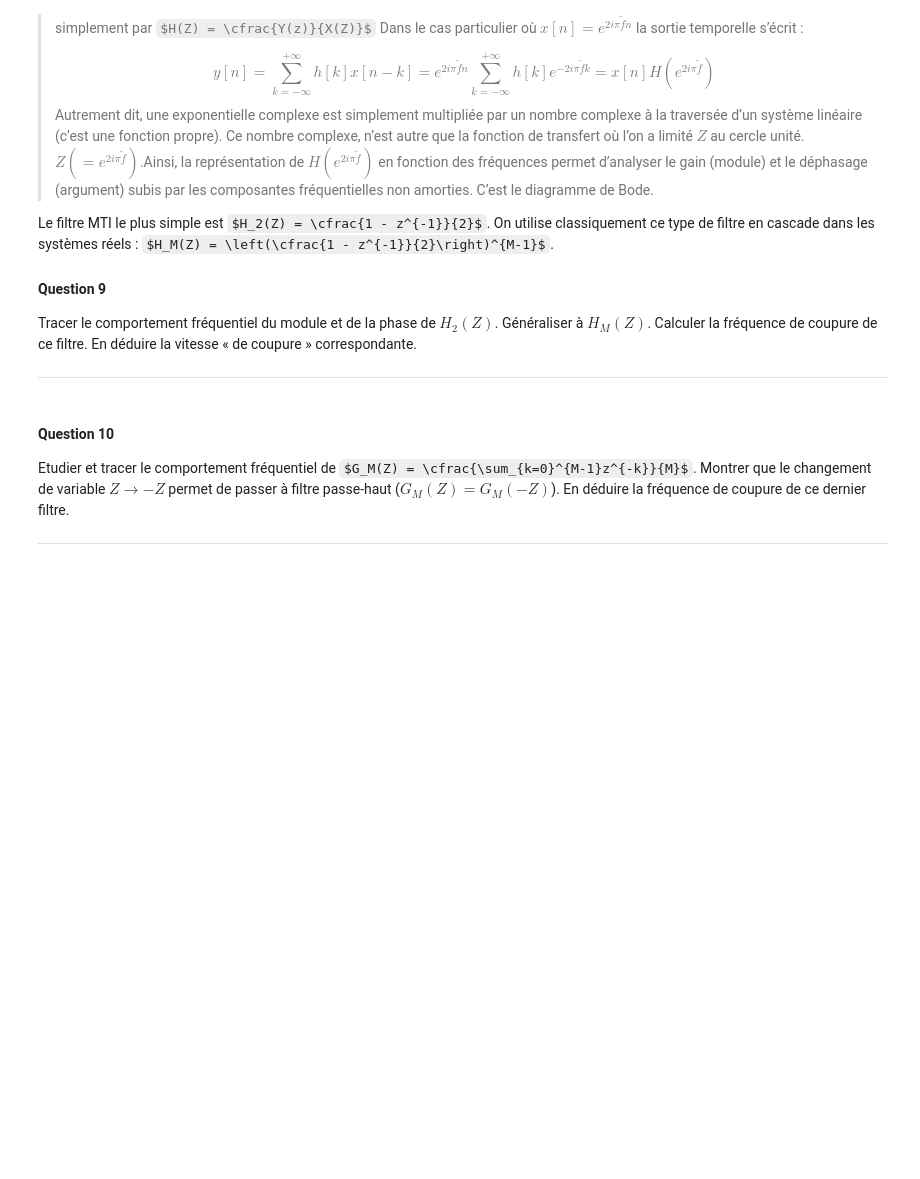
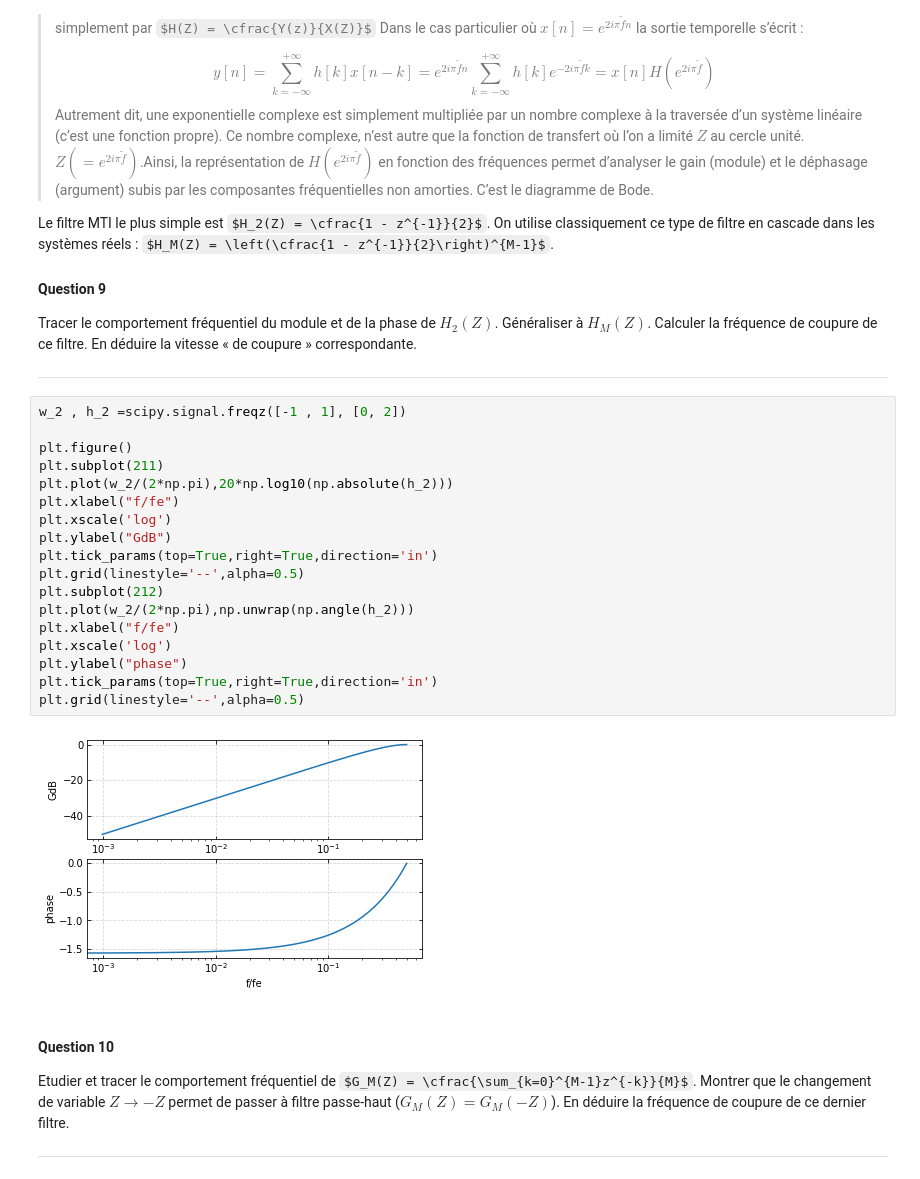
Before and after one commit to 21courgnea/Projet_TDS, a Jupyter notebook: mini-projet-radar/mini_projet_radar.ipynb, the cells around one changed output. Saved outputs shown, nothing was run; the diff lists cells and outputs as text; some formulas as TeX source; blank space fills up the shorter version.

```diff
--- a/mini-projet-radar/mini_projet_radar.ipynb
+++ b/mini-projet-radar/mini_projet_radar.ipynb
@@ -667,6 +669,26 @@ cascade dans les systèmes réels : $H_M(Z) = \left(\cfrac{1 - z^{-1}}{2}\righ
  Tracer le comportement fréquentiel du module et de la phase de $H_2(Z)$. Généraliser à $H_M(Z)$. Calculer la fréquence de coupure de ce filtre. En déduire la vitesse « de coupure » correspondante.
 
 ---
+# %%
+w_2 , h_2 =scipy.signal.freqz([-1 , 1], [0, 2])
+
+plt.figure()
+plt.subplot(211)
+plt.plot(w_2/(2*np.pi),20*np.log10(np.absolute(h_2)))
+plt.xlabel("f/fe")
+plt.xscale('log')
+plt.ylabel("GdB")
+plt.tick_params(top=True,right=True,direction='in')
+plt.grid(linestyle='--',alpha=0.5)
+plt.subplot(212)
+plt.plot(w_2/(2*np.pi),np.unwrap(np.angle(h_2)))
+plt.xlabel("f/fe")
+plt.xscale('log')
+plt.ylabel("phase")
+plt.tick_params(top=True,right=True,direction='in')
+plt.grid(linestyle='--',alpha=0.5)
+# %% [output]
+[figure, added]
 # %% [markdown]
 #### Question 10
 
```
Also changed, not shown: parts of 21 cells of this notebook.
